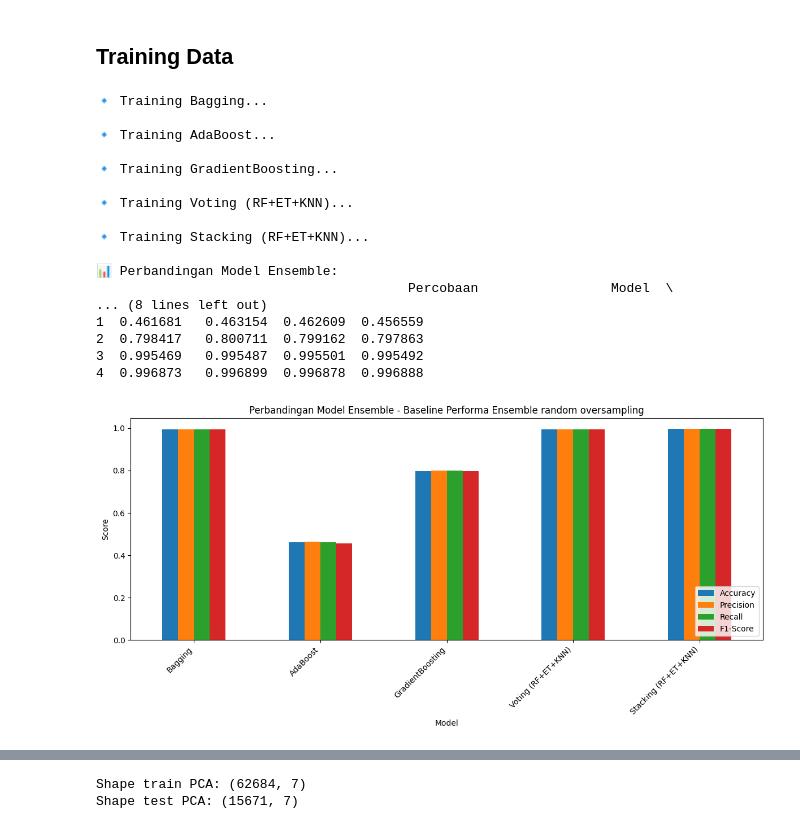
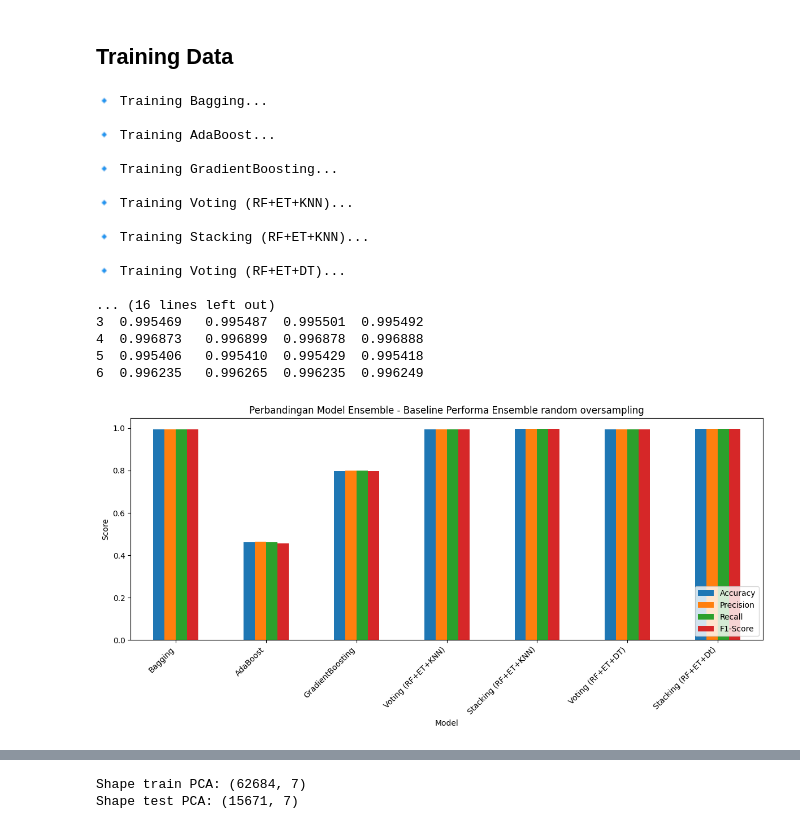
Before and after one commit to RyanGA09/DataMiningAirQuality, a Jupyter notebook: Dataoversamplingrandom/Ensemble/notebookrandomoversampling copy.ipynb, the cells around one changed output, grey strips where cells are left out. Cells and saved outputs as stored; diff of their text form; code cells hidden in the pictures.

```diff
--- a/Dataoversamplingrandom/Ensemble/notebookrandomoversampling copy.ipynb
+++ b/Dataoversamplingrandom/Ensemble/notebookrandomoversampling copy.ipynb
@@ -388,11 +388,12 @@ import pandas as pd
 from catboost import CatBoostClassifier
 
 
-def evaluate_ensemble_models(X_train, X_test, y_train, y_test, percobaan="Ensemble", output_file="results.csv"):
+def evaluate_ensemble_models(X_train, X_test, y_train, y_test, percobaan="Ensemble", output_file="results2.csv"):
     # === Base Models ===
     rf = RandomForestClassifier(n_estimators=100, random_state=42)
     et = ExtraTreesClassifier(n_estimators=100, random_state=42)
     knn = KNeighborsClassifier(n_neighbors=5)
+    Dt= DecisionTreeClassifier(random_state=42)
 
     # === Ensemble Models ===
     models = {
@@ -405,7 +406,15 @@ def evaluate_ensemble_models(X_train, X_test, y_train, y_test, percobaan="Ensemb
         "Stacking (RF+ET+KNN)": StackingClassifier(
             estimators=[("rf", rf), ("et", et), ("knn", knn)],
             final_estimator=CatBoostClassifier(verbose=0, random_state=42)
-        )
+        ),
+        "Voting (RF+ET+DT)": VotingClassifier(
+            estimators=[("rf", rf), ("et", et), ("dt", Dt)], voting="soft"
+        ),
+        "Stacking (RF+ET+Dt)": StackingClassifier(
+            estimators=[("rf", rf), ("et", et), ("Dt", Dt)],
+            final_estimator=CatBoostClassifier(verbose=0, random_state=42)
+        ),
+
     }
 
     rows = []
@@ -448,40 +457,40 @@ def evaluate_ensemble_models(X_train, X_test, y_train, y_test, percobaan="Ensemb
     df_plot = df_results[df_results["Percobaan"] == percobaan].set_index("Model")[["Accuracy", "Precision", "Recall", "F1-Score"]]
     df_plot.plot(kind="bar", figsize=(12,6))
     plt.title(f"Perbandingan Model Ensemble - {percobaan}")
     plt.ylabel("Score")
     plt.xticks(rotation=45, ha="right")
     plt.legend(loc="lower right")
     plt.tight_layout()
     plt.show()
 
     return df_results
 
 
 # === Cara pakai ===
 df_results = evaluate_ensemble_models(
     X_train, X_test, y_train, y_test,
     percobaan="Baseline Performa Ensemble random oversampling",
-    output_file="hasil_ensemble.csv"
+    output_file="hasil_ensemble2.csv"
 )
 # %% [output]
 🔹 Training Bagging...
 
 🔹 Training AdaBoost...
 
 🔹 Training GradientBoosting...
 
 🔹 Training Voting (RF+ET+KNN)...
 
 🔹 Training Stacking (RF+ET+KNN)...
 
-📊 Perbandingan Model Ensemble:
-                                        Percobaan                 Model  \
-... (8 lines left out)
-1  0.461681   0.463154  0.462609  0.456559
-2  0.798417   0.800711  0.799162  0.797863
+🔹 Training Voting (RF+ET+DT)...
+
+... (16 lines left out)
 3  0.995469   0.995487  0.995501  0.995492
 4  0.996873   0.996899  0.996878  0.996888
+5  0.995406   0.995410  0.995429  0.995418
+6  0.996235   0.996265  0.996235  0.996249
-[figure, old version]
+[figure, new version]
 # %%
 # === Cara pakai ===
 df_results = evaluate_ensemble_models(
```
Also changed, not shown: parts of 4 cells of this notebook, 8 other files.
